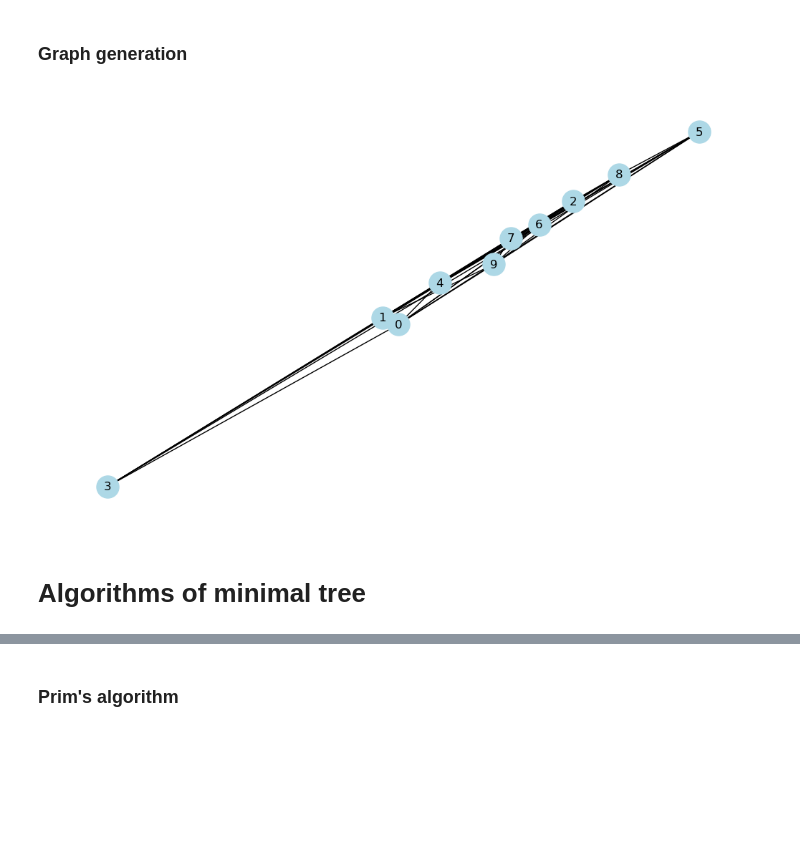
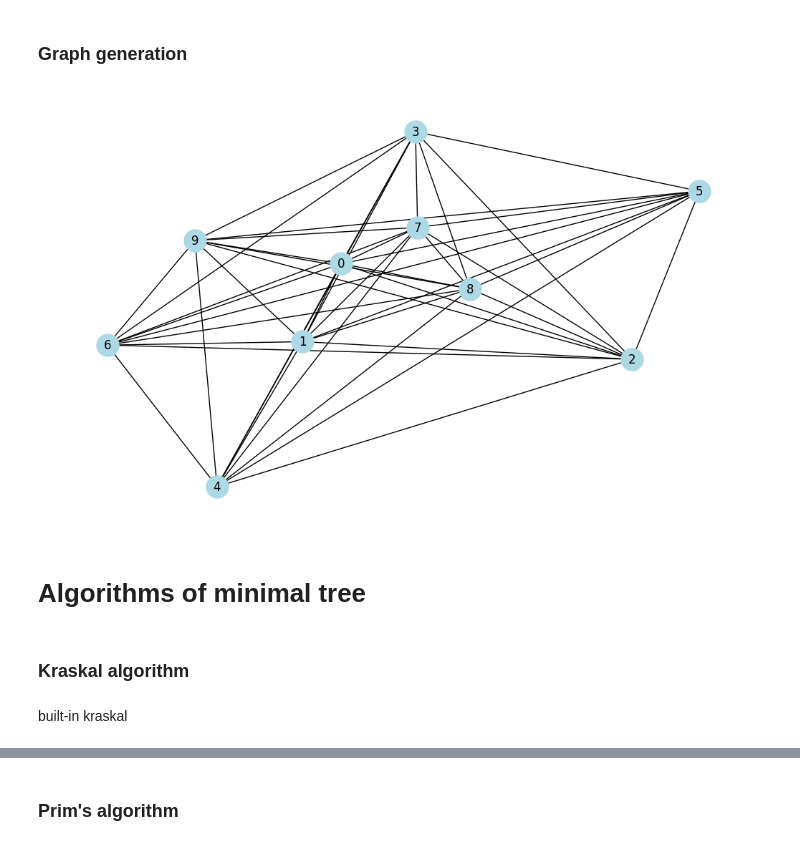
Before and after one commit to BohdanPavliuk/Lab_Discrete, a Jupyter notebook: task1/task_1.1/prime_&_kruskal.ipynb, the cells around one changed output, grey strips where cells are left out. Saved outputs shown, nothing was run; the diff lists cells and outputs as text; code cells hidden in the pictures; blank space fills up the shorter version.

Commit message:
Kraskal algorithm with plot comparasion

```diff
--- a/task1/task_1.1/prime_&_kruskal.ipynb
+++ b/task1/task_1.1/prime_&_kruskal.ipynb
@@ -66,8 +66,12 @@ def gnp_random_connected_graph(num_of_nodes: int,
 
     return G
 # %%
-G = gnp_random_connected_graph(10, 0.6, False, True)
+G = gnp_random_connected_graph(10, 1, False, True)
 # %% [output]
-[figure, old version]
+[figure, new version]
 # %% [markdown]
 # Algorithms of minimal tree
+# %% [markdown]
+### Kraskal algorithm
+# %% [markdown]
+built-in kraskal
```
Also changed, not shown: parts of 6 cells of this notebook.
